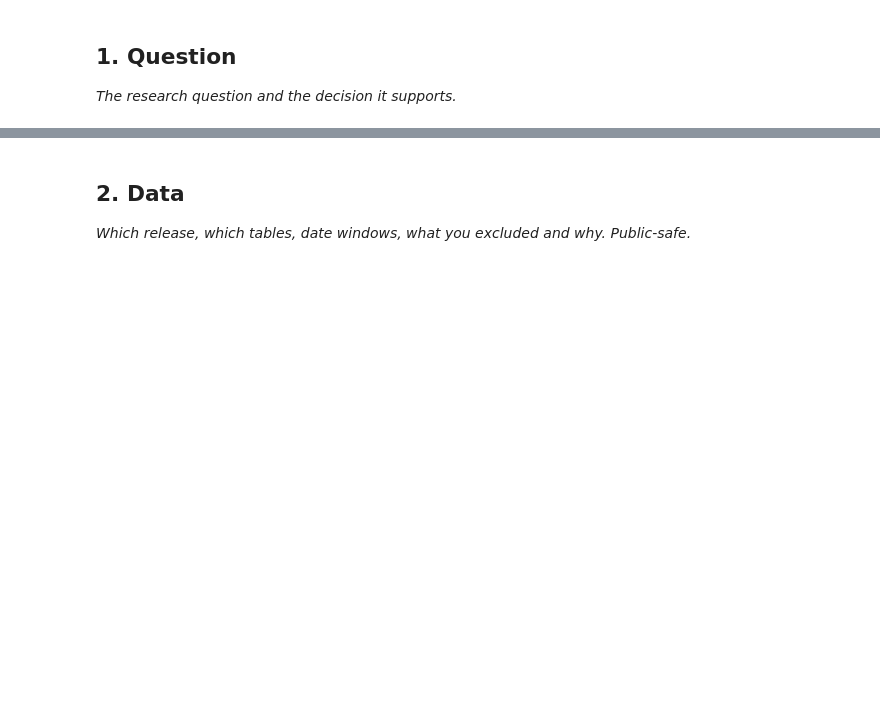
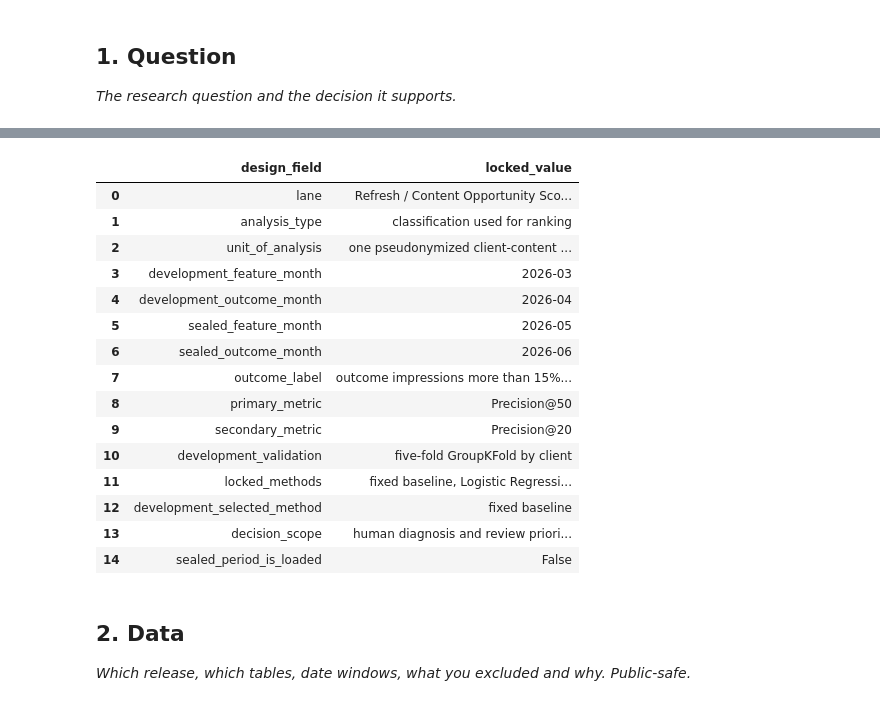
Before and after one commit to ahmedfurqan1/FlyRank-MachineLearning, a Jupyter notebook: work/notebooks/capstone.ipynb, the cells around one changed output, grey strips where cells are left out. Saved outputs shown, nothing was run; the diff lists cells and outputs as text; code cells hidden in the pictures; blank space fills up the shorter version.

```diff
--- a/work/notebooks/capstone.ipynb
+++ b/work/notebooks/capstone.ipynb
@@ -13,3 +33,62 @@ This skeleton is yours to fill. Work the sections **in order** — each one has
+# %%
+import pandas as pd
+from IPython.display import display
+
+DEVELOPMENT_FEATURE_MONTH = "2026-03"
+DEVELOPMENT_OUTCOME_MONTH = "2026-04"
+SEALED_FEATURE_MONTH = "2026-05"
+SEALED_OUTCOME_MONTH = "2026-06"
+DECLINE_THRESHOLD_FRACTION = -0.15
+PRIMARY_K_COUNT = 50
+SECONDARY_K_COUNT = 20
+RANDOM_SEED = 42
+SEALED_PERIOD_IS_LOADED = False
+
+study_design = pd.DataFrame(
+    [
+        ("lane", "Refresh / Content Opportunity Scoring"),
+        ("analysis_type", "classification used for ranking"),
+        ("unit_of_analysis", "one pseudonymized client-content pair per monthly window"),
+        ("development_feature_month", DEVELOPMENT_FEATURE_MONTH),
+        ("development_outcome_month", DEVELOPMENT_OUTCOME_MONTH),
+        ("sealed_feature_month", SEALED_FEATURE_MONTH),
+        ("sealed_outcome_month", SEALED_OUTCOME_MONTH),
+        ("outcome_label", "outcome impressions more than 15% below feature-month impressions"),
+        ("primary_metric", f"Precision@{PRIMARY_K_COUNT}"),
+        ("secondary_metric", f"Precision@{SECONDARY_K_COUNT}"),
+        ("development_validation", "five-fold GroupKFold by client"),
+        ("locked_methods", "fixed baseline, Logistic Regression, Random Forest"),
+        ("development_selected_method", "fixed baseline"),
+        ("decision_scope", "human diagnosis and review prioritization"),
+        ("sealed_period_is_loaded", SEALED_PERIOD_IS_LOADED),
+    ],
+    columns=["design_field", "locked_value"],
+)
+
+assert DECLINE_THRESHOLD_FRACTION == -0.15
+assert PRIMARY_K_COUNT == 50
+assert SECONDARY_K_COUNT == 20
+assert RANDOM_SEED == 42
+assert SEALED_PERIOD_IS_LOADED is False
+
+display(study_design)
+# %% [output]
+|  | design_field | locked_value |
+| 0 | lane | Refresh / Content Opportunity Sco... |
+| 1 | analysis_type | classification used for ranking |
+| 2 | unit_of_analysis | one pseudonymized client-content ... |
+| 3 | development_feature_month | 2026-03 |
+| 4 | development_outcome_month | 2026-04 |
+| 5 | sealed_feature_month | 2026-05 |
+| 6 | sealed_outcome_month | 2026-06 |
+| 7 | outcome_label | outcome impressions more than 15%... |
+| 8 | primary_metric | Precision@50 |
+| 9 | secondary_metric | Precision@20 |
+| 10 | development_validation | five-fold GroupKFold by client |
+| 11 | locked_methods | fixed baseline, Logistic Regressi... |
+| 12 | development_selected_method | fixed baseline |
+| 13 | decision_scope | human diagnosis and review priori... |
+| 14 | sealed_period_is_loaded | False |
 # %% [markdown]
 ## 2. Data
 
```
Also changed, not shown: parts of 21 cells of this notebook.
